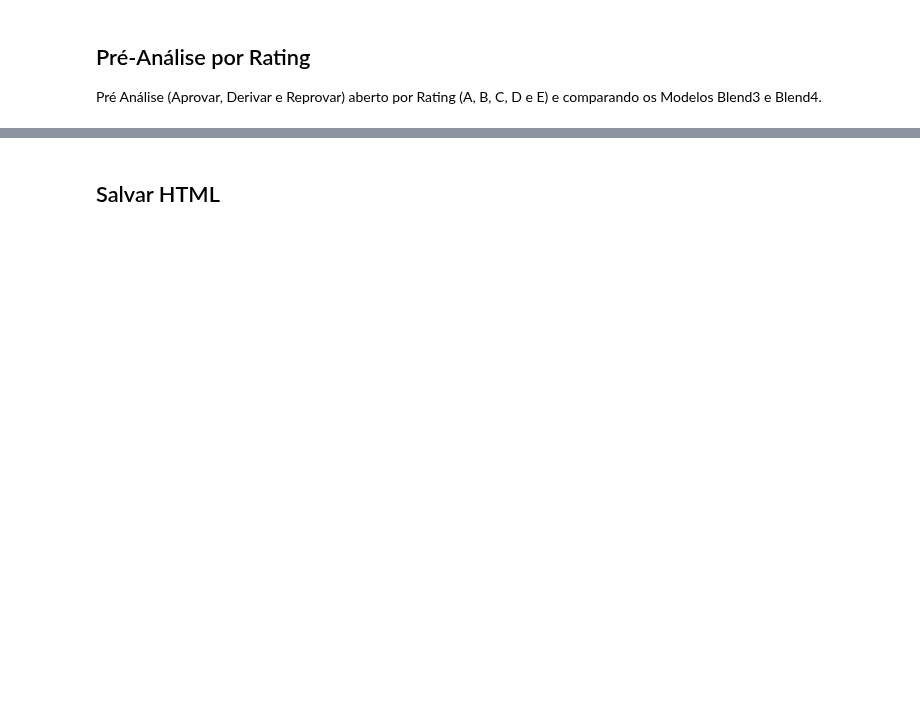
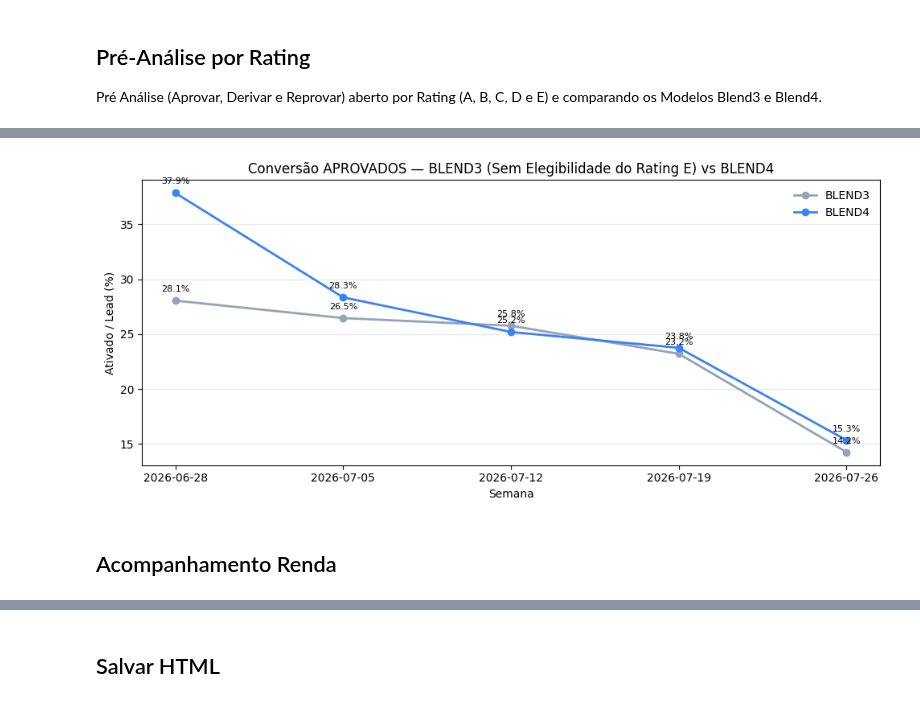
Before and after one commit to lucas-nascimento-loft/monitoramento-modelos, a Jupyter notebook: 02.Monitoramento_Funil_Blend4.ipynb, the cells around one changed output, grey strips where cells are left out. Saved outputs shown, nothing was run; the diff lists cells and outputs as text; code cells hidden in the pictures; blank space fills up the shorter version.

```diff
--- a/02.Monitoramento_Funil_Blend4.ipynb
+++ b/02.Monitoramento_Funil_Blend4.ipynb
@@ -1320,0 +1087,13 @@ plot_pre_analysis_by_rating_side_by_side(
+# %%
+counts, rates, week_label = build_blend_rating_decision_tables(
+    df_weekly,
+    models=["BLEND3", "BLEND4"],
+    model_col=MODEL_COL,
+    rating_col="rating_score_group",
+    rating_order=RATING_ORDER,
+    decision_order=PRE_ANALISE_ORDER,
+    week=weeks[-2],
+)
+display_blend_rating_decision_tables(
+    counts, rates, week_label=week_label, title_prefix="Baseline"
+)
@@ -1320,0 +1183,61 @@ plot_pre_analysis_by_rating_side_by_side(
+# %%
+rows = []
+for week in weeks:
+    counts, rates, week_label = build_blend_rating_decision_tables(
+        df_weekly_wt_E,
+        models=["BLEND3", "BLEND4"],
+        model_col=MODEL_COL,
+        rating_col="rating_score_group",
+        rating_order=RATING_ORDER,
+        decision_order=PRE_ANALISE_ORDER,
+        week=week,
+    )
+    for model in ["BLEND3", "BLEND4"]:
+        leads = counts.loc["Total", (model, "APROVADO")]
+        if leads == 0 or pd.isna(leads):
+            pct = np.nan
+        else:
+            pct = rates.loc["Total", (model, "APROVADO")]
+        rows.append({"week": week_label, "model": model, "ativados_pct": pct})
+
+df_tot = pd.DataFrame(rows)
+pivot = (
+    df_tot.pivot(index="week", columns="model", values="ativados_pct")
+    .reindex(columns=["BLEND3", "BLEND4"])
+)
+
+fig, ax = plt.subplots(figsize=(10, 4.5))
+x = range(len(pivot.index))
+for model in ["BLEND3", "BLEND4"]:
+    ax.plot(
+        x,
+        pivot[model],
+        marker="o",
+        linewidth=2,
+        label=model,
+        color=MODEL_COLOR_MAP.get(model),
+    )
+    for i, v in enumerate(pivot[model]):
+        if pd.notna(v):
+            ax.annotate(
+                f"{v:.1f}%",
+                (i, v),
+                textcoords="offset points",
+                xytext=(0, 8),
+                ha="center",
+                fontsize=8,
+            )
+
+ax.set_xticks(list(x))
+ax.set_xticklabels(pivot.index)
+ax.set_ylabel("Ativado / Lead (%)")
+ax.set_xlabel("Semana")
+ax.set_title("Conversão APROVADOS — BLEND3 (Sem Elegibilidade do Rating E) vs BLEND4")
+ax.legend(frameon=False)
+ax.grid(axis="y", alpha=0.3)
+plt.tight_layout()
+plt.show()
+# %% [output]
+[figure, added]
+# %% [markdown]
+## Acompanhamento Renda
```
Also changed, not shown: parts of 46 cells of this notebook, 8 other files.
